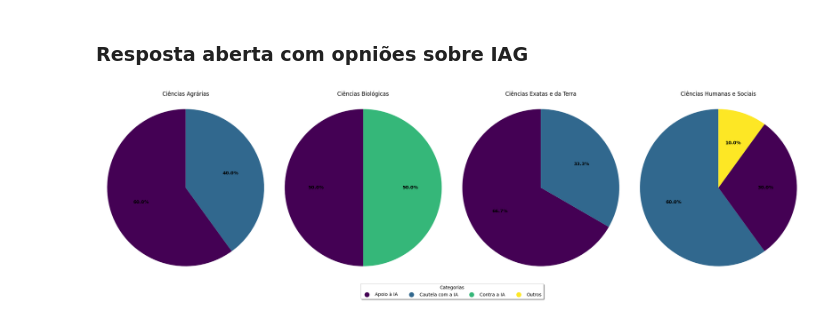
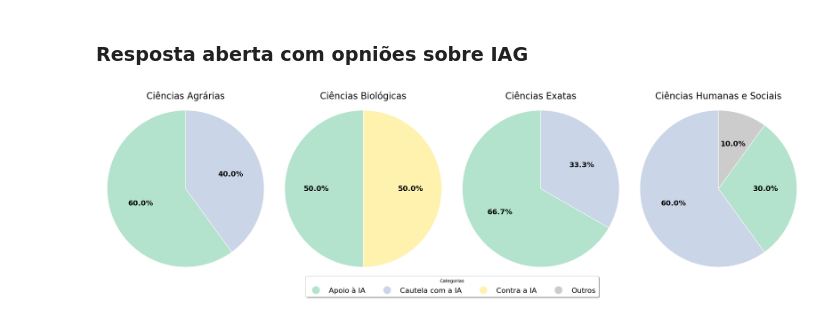
Before and after one commit to MariaLuiseB/Analise-TCC, a Jupyter notebook: areas_estudo_analises.ipynb, the cells around one changed output. Cells and saved outputs as stored; diff of their text form; code cells hidden in the pictures.

```diff
--- a/areas_estudo_analises.ipynb
+++ b/areas_estudo_analises.ipynb
@@ -1150,7 +1181,7 @@ coluna_area = 'Área de Estudo Agrupada'
 areas_estudo = df[coluna_area].dropna().unique()
 
 # Criar uma paleta de cores global para todas as ferramentas, garantindo que cada ferramenta tenha a mesma cor
-global_colors_array = plt.cm.viridis(np.linspace(0, 1, len(ferramentas)))
+global_colors_array = plt.cm.Pastel1(np.linspace(0, 1, len(ferramentas)))
 global_colors = {ferramenta: color for ferramenta, color in zip(ferramentas, global_colors_array)}
 
 # Loop para cada área de estudo; para cada uma, gerar um gráfico de barras verticais
@@ -1729,7 +1779,7 @@ n_areas = len(areas)
 fig, axs = plt.subplots(1, n_areas, figsize=(7 * n_areas, 7))
 
 # Paleta de cores base
-cmap = plt.get_cmap('viridis')
+cmap = plt.get_cmap('Pastel2')
 cores_base = cmap(np.linspace(0, 1, len(motivos)))
 
 # Garantir que axs seja sempre uma lista (mesmo que só tenha uma área)
@@ -1774,7 +1824,7 @@ for idx, area in enumerate(areas):
     # Ajustes de texto
     for autotext in autotexts:
         autotext.set_color('black')
-        autotext.set_fontsize(11)
+        autotext.set_fontsize(18)
         autotext.set_fontweight('bold')
 
     ax.set_title(f'{area}', fontsize=20)
@@ -1792,12 +1842,25 @@ fig.legend(handles=handles_legenda, title='Motivos', loc='lower center', ncol=3,
 plt.tight_layout(rect=[0, 0.1, 1, 1])  # Deixa espaço abaixo para a legenda
 plt.show()
 
-# imprimir os dados do gráfico
-print("\nDados do gráfico de motivos para considerar IA generativa melhor:")
+print("\nDados do gráfico de motivos para considerar IA generativa melhor (percentual de marcações):")
 for area in areas:
-    respostas_area = df[df[coluna_area] == area]['Se sim, selecione os motivos que justificam por que a IA Generativa é considerada melhor que os métodos tradicionais'].dropna()
-    contagem_motivos_area = {motivo: respostas_area.str.contains(motivo, case=True).sum() for motivo in motivos}
+    respostas_area = df[df[coluna_area] == area][
+        'Se sim, selecione os motivos que justificam por que a IA Generativa é considerada melhor que os métodos tradicionais'
+    ].dropna()
+
+    contagem_motivos_area = {
+        motivo: respostas_area.str.contains(motivo, case=True, na=False).sum()
+        for motivo in motivos
+    }
+
+    total_marcacoes = sum(contagem_motivos_area.values())
+
     print(f"\nÁrea: {area}")
+    if total_marcacoes == 0:
+        print("Sem marcações.")
+        continue
+
     for motivo, contagem in contagem_motivos_area.items():
-        print(f"{motivo}: {contagem} ({(contagem / len(respostas_area)) * 100:.1f}%)")
+        perc_marcacoes = (contagem / total_marcacoes) * 100
+        print(f"{motivo}: {contagem} ({perc_marcacoes:.1f}%)")
 # %% [output]
@@ -2015,7 +2093,7 @@ df = pd.DataFrame({'Frase': frases})
 df['Categorias'] = df['Frase'].apply(categorizar)
 
 # Áreas atribuídas aleatoriamente (depois você pode substituir pelos dados reais)
-areas = ["Ciências Agrárias", "Ciências Biológicas", "Ciências Exatas e da Terra", "Ciências Humanas e Sociais"]
+areas = ["Ciências Agrárias", "Ciências Biológicas", "Ciências Exatas", "Ciências Humanas e Sociais"]
 random.seed(1)
 df['Área'] = [random.choice(areas) for _ in range(len(df))]
 
@@ -2025,38 +2103,44 @@ df_exploded = df.explode('Categorias')
 # Paleta de cores
 unique_categories = sorted(df_exploded['Categorias'].unique())
 num_colors = len(unique_categories)
-viridis = plt.cm.get_cmap('viridis', num_colors)
+viridis = plt.cm.get_cmap('Pastel2', num_colors)
 colors = [viridis(i) for i in range(num_colors)]
 category_colors = dict(zip(unique_categories, colors))
 
 # Gráficos de pizza
 unique_areas = sorted(df_exploded['Área'].unique())
 fig, axes = plt.subplots(1, len(unique_areas), figsize=(22, 6))
 for ax, area in zip(axes, unique_areas):
     grupo = df_exploded[df_exploded['Área'] == area]
     counts = grupo['Categorias'].value_counts()
 
     if counts.empty:
         ax.axis('off')
         ax.set_title(f"{area}\n(Sem dados)")
         continue
 
     pie_colors = [category_colors.get(cat) for cat in counts.index]
     wedges, texts, autotexts = ax.pie(counts, autopct='%1.1f%%', startangle=90, colors=pie_colors)
 
     for autotext in autotexts:
         autotext.set_fontweight('bold')
+        autotext.set_fontsize(16)
 
-    ax.set_title(area)
+    # Ajustar borda das fatias
+    for w in wedges:
+        w.set_edgecolor('white')
+        w.set_linewidth(1)
+
+    ax.set_title(area, fontsize=20)
     ax.axis('equal')
 
 # Criar a legenda
-handles = [plt.Line2D([0], [0], marker='o', color='w', markerfacecolor=color, markersize=12)
+handles = [plt.Line2D([0], [0], marker='o', color='w', markerfacecolor=color, markersize=18)
            for color in category_colors.values()]
 fig.legend(handles, category_colors.keys(), loc="lower center", bbox_to_anchor=(0.5, -0.1),
-           fancybox=True, shadow=True, ncol=len(category_colors), title="Categorias")
+           fancybox=True, shadow=True, ncol=len(category_colors), title="Categorias", fontsize=16)
 
 plt.tight_layout()
 plt.show()
 # %% [output]
-[figure, old version]
+[figure, new version]
```
Also changed, not shown: parts of 19 cells of this notebook, 29 other files.
